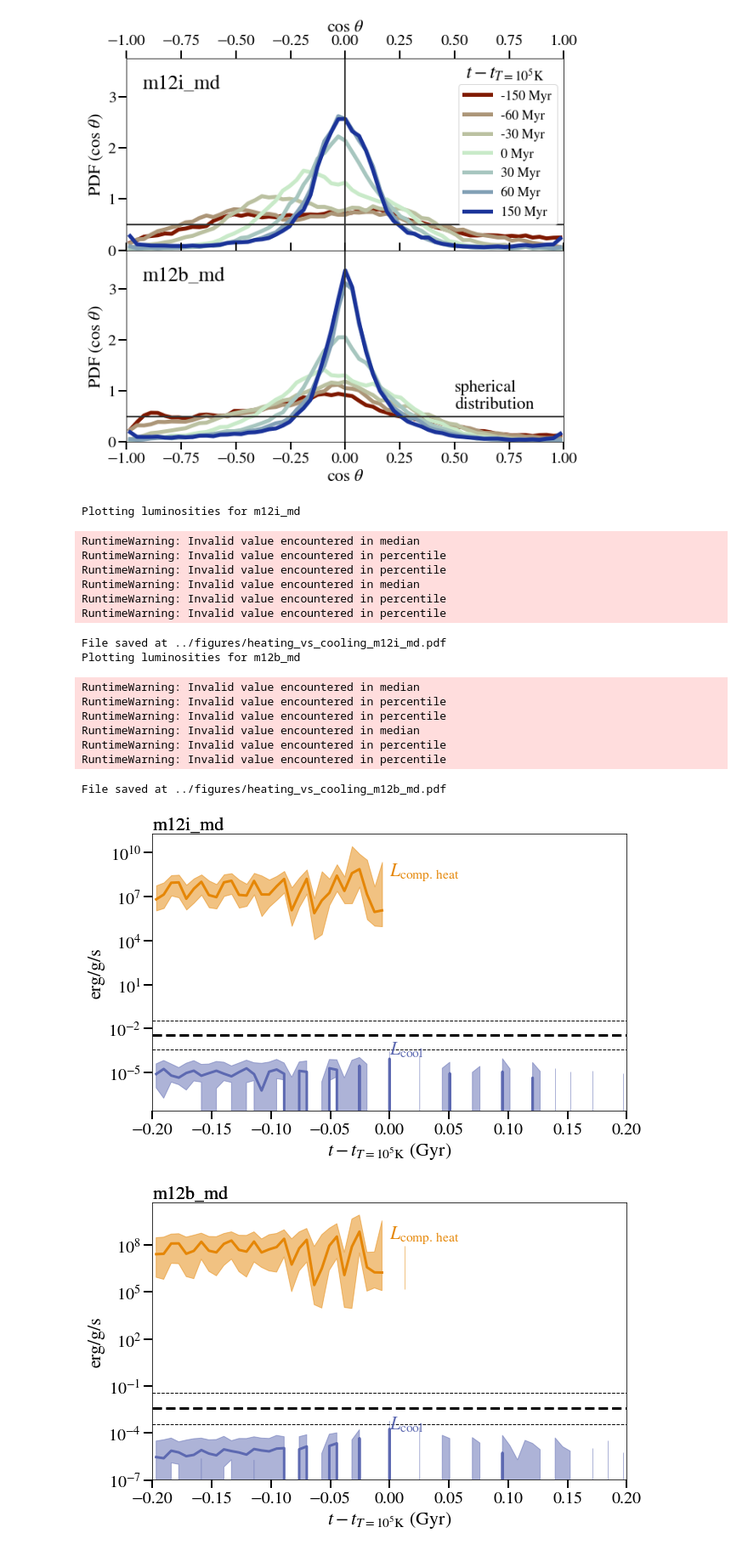
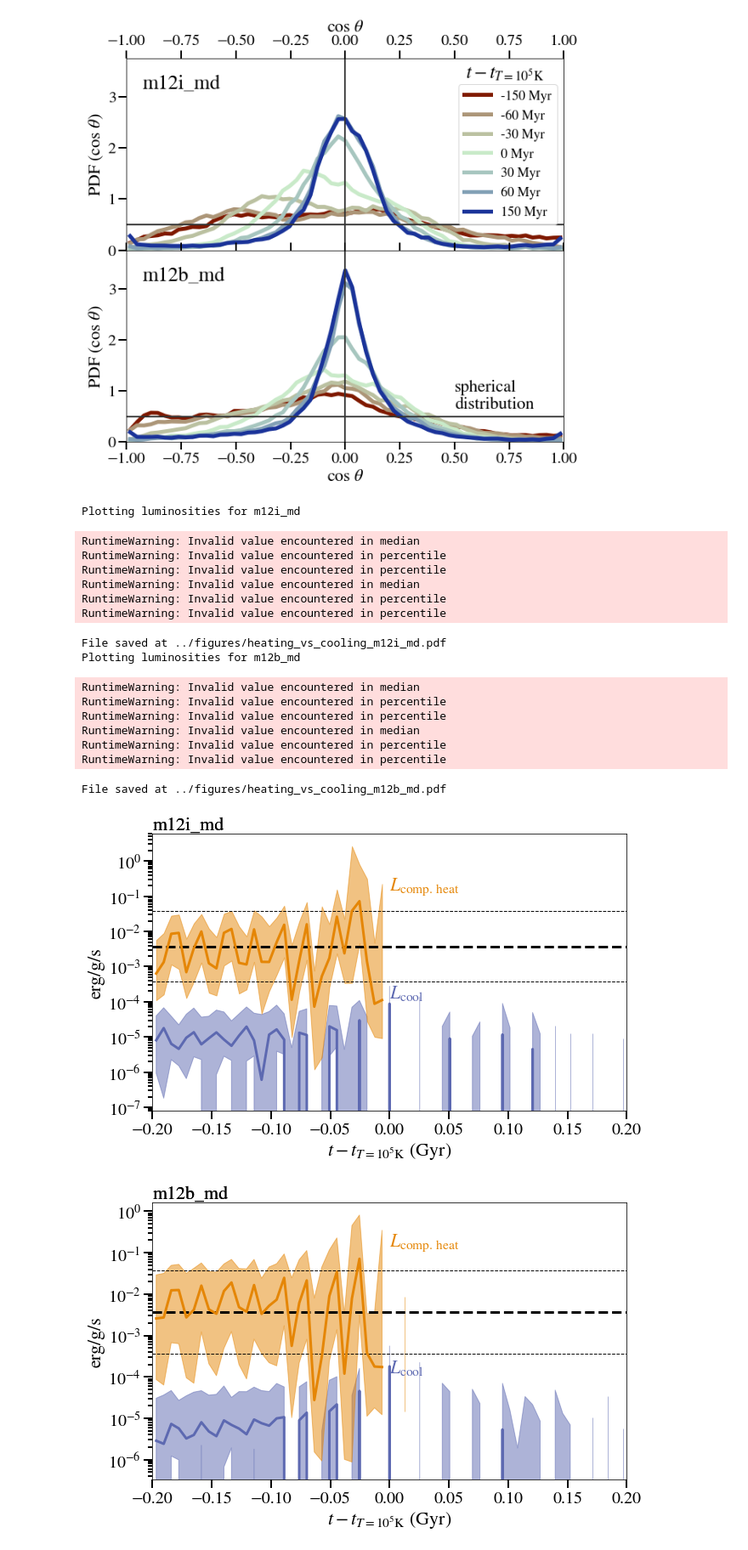
Before and after one commit to zhafen/Hot-Accretion-in-FIRE, a Jupyter notebook: analysis/tracked_particles_analysis.ipynb, the cells around one changed output. Shown at 85% size. Drawn from its saved outputs; the diff is of its cells as text; code cells hidden in the pictures.

```diff
--- a/analysis/tracked_particles_analysis.ipynb
+++ b/analysis/tracked_particles_analysis.ipynb
@@ -226,7 +216,7 @@ for sim_name_j, w_j in w_set.items():
     t_second = ( w_j.get_data( 'time' ) * unyt.Gyr ).to( 'Gyr' ).value
     drhodt = np.array(
         [ np.gradient( w_j.get_data( 'HDen' )[k], t_second, ) for k in range( w_j.n_particles ) ]
-    ) * 1e10 / unyt.cm**3. / unyt.Gyr
+    ) * unyt.cm**-3. / unyt.Gyr
     pressure = (
         unyt.kb *
         w_j.get_data( 'HDen' ) * unyt.cm**-3 *
@@ -1308,7 +1298,7 @@ for j, ( sim_name_j, w_j_plotter ) in enumerate( w_set.items() ):
     )
     ax.annotate(
         s = r'$L_{\rm comp.\,heat}$',
-        xy = ( 0, 1e8 ),
+        xy = ( 0, 0.1 ),
         xycoords = 'data',
         color = palettable.cartocolors.qualitative.Vivid_2.mpl_colors[0],
         ha = 'left',
@@ -1316,32 +1306,32 @@ for j, ( sim_name_j, w_j_plotter ) in enumerate( w_set.items() ):
         fontsize = 22,
     )
 
     ax.set_yscale( 'log' )
     ax.set_xlim( t_start, t_end )
     ax.set_xlabel( r'$t - t_{T=10^5 {\rm K}}$ (Gyr)', fontsize=22 )
     ax.set_ylabel( 'erg/g/s', fontsize=22 )
 
     plotting.save_fig(
         out_dir = '../figures',
         save_file = 'heating_vs_cooling_{}.pdf'.format( sim_name_j ),
         fig = fig,
     )
 # %% [output]
 Plotting luminosities for m12i_md
 RuntimeWarning: Invalid value encountered in median
 RuntimeWarning: Invalid value encountered in percentile
 RuntimeWarning: Invalid value encountered in percentile
 RuntimeWarning: Invalid value encountered in median
 RuntimeWarning: Invalid value encountered in percentile
 RuntimeWarning: Invalid value encountered in percentile
 File saved at ../figures/heating_vs_cooling_m12i_md.pdf
 Plotting luminosities for m12b_md
 RuntimeWarning: Invalid value encountered in median
 RuntimeWarning: Invalid value encountered in percentile
 RuntimeWarning: Invalid value encountered in percentile
 RuntimeWarning: Invalid value encountered in median
 RuntimeWarning: Invalid value encountered in percentile
 RuntimeWarning: Invalid value encountered in percentile
 File saved at ../figures/heating_vs_cooling_m12b_md.pdf
-[figure, old version]
+[figure, new version]
-[figure, old version]
+[figure, new version]
```
Also changed, not shown: parts of 4 cells of this notebook, 5 other files.
